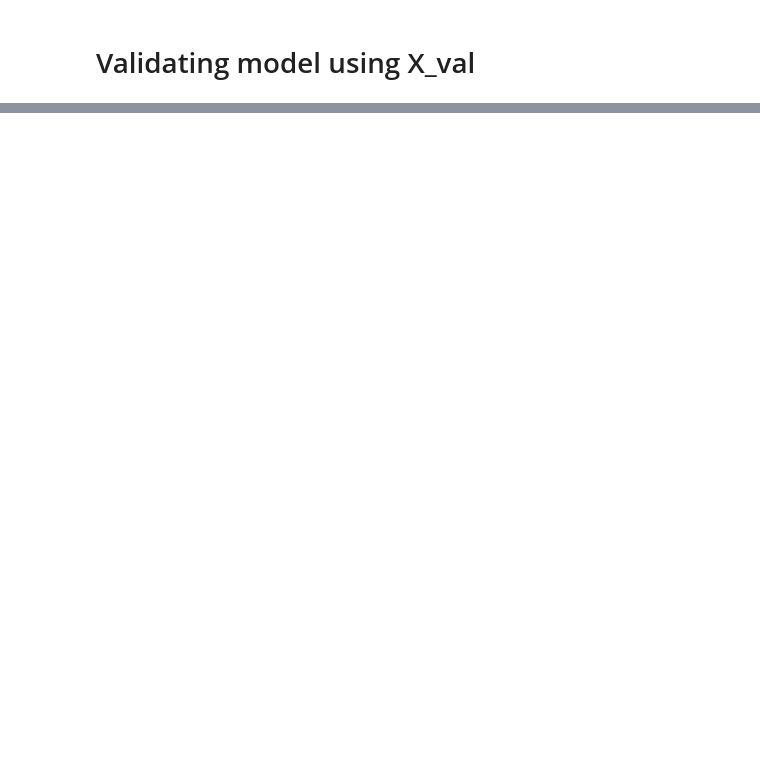
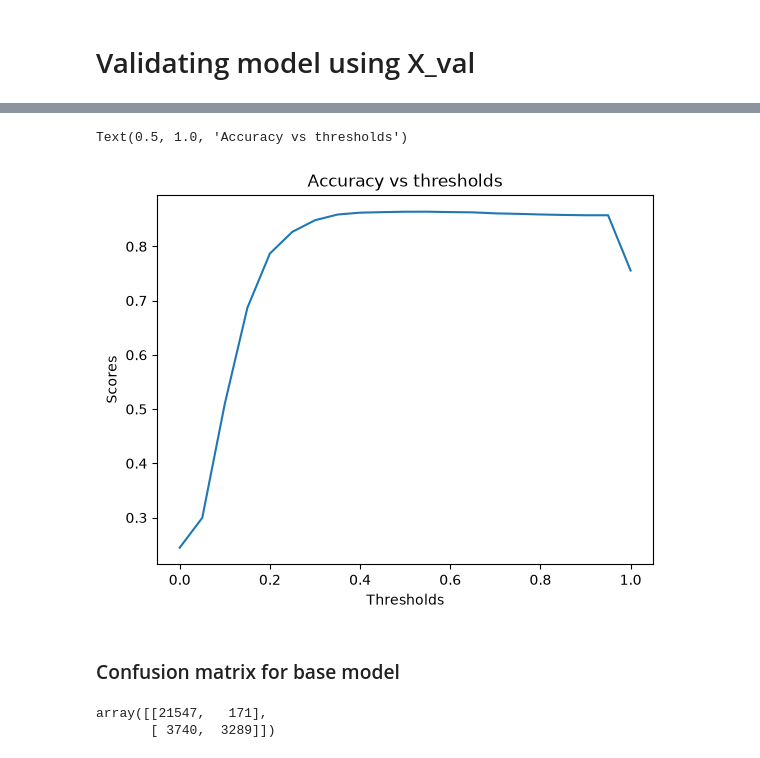
Before and after one commit to samisiraj/loan-default-prediction, a Jupyter notebook: notebooks/03_modelling.ipynb, the cells around one changed output, grey strips where cells are left out. Saved outputs shown, nothing was run; the diff lists cells and outputs as text; code cells hidden in the pictures; blank space fills up the shorter version.

Commit message:
feat: added evaluation metrics to the base model

```diff
--- a/notebooks/03_modelling.ipynb
+++ b/notebooks/03_modelling.ipynb
@@ -86,7 +80,7 @@ approv_in_adv                    2
 property_value_was_missing       2
 dtype: int64
 # %%
-X_train, y_train, encoder, features = prepare_data(df_train, fit=True)
+X_train, y_train, encoder, scaler, features = prepare_data(df_train, fit=True)
 # %%
 X_train, y_train
 # %% [output]
@@ -125,7 +119,7 @@ len(features), features
   'dtir1_was_missing_1',
   'property_value_was_missing_1'])
 # %%
-X_val, y_val, _, features_val = prepare_data(df_val, encoder=encoder)
+X_val, y_val, _, _,features_val = prepare_data(df_val, encoder=encoder, scaler=scaler)
 # %%
 X_val
 # %% [output]
@@ -191,2 +176,0 @@ array([0.93240383, 0.09829026, 0.95077131, ..., 0.20831208, 0.09583095,
-# %%
-default_prediction = y_val_pred >= 0.35
@@ -212,0 +181,11 @@ np.float64(0.2445124708665252)
+# %%
+thresholds = np.linspace(0,1,21)
+scores = []
+for t in thresholds:
+    default_prediction = y_val_pred >= t
+    score = (default_prediction.astype(int) == y_val).mean()
+    scores.append([score, t])
+    print(f'for threshold = {round(t,2)}, accuracy = {round(score,5)}')
+max_score = max(scores)
+print(f'The best threshold is {max_score[1]} with an accuracy of {round(max_score[0], 5)}')
+best_t = max_score[1]
@@ -212,0 +210,31 @@ np.float64(0.2445124708665252)
+# %%
+scores_only = [s[0] for s in scores]
+plt.plot(thresholds, scores_only)
+plt.xlabel('Thresholds')
+plt.ylabel('Scores')
+plt.title('Accuracy vs thresholds')
+# %% [output]
+Text(0.5, 1.0, 'Accuracy vs thresholds')
+[figure, added]
+# %% [markdown]
+### Confusion matrix for base model
+# %%
+actual_positive = (y_val == 1)
+actual_negative = (y_val == 0)
+predict_positive = (y_val_pred >= best_t)
+predict_negative = (y_val_pred < best_t)
+
+tp = (predict_positive & actual_positive).sum()
+tn = (predict_negative & actual_negative).sum()
+fp = (predict_positive & actual_negative).sum()
+fn = (predict_negative & actual_positive).sum()
+
+confusion_matrix = np.array([
+    [tn, fp],
+    [fn, tp]
+])
+
+confusion_matrix
+# %% [output]
+array([[21547,   171],
+       [ 3740,  3289]])
```
Also changed, not shown: parts of 21 cells of this notebook, 3 other files.
